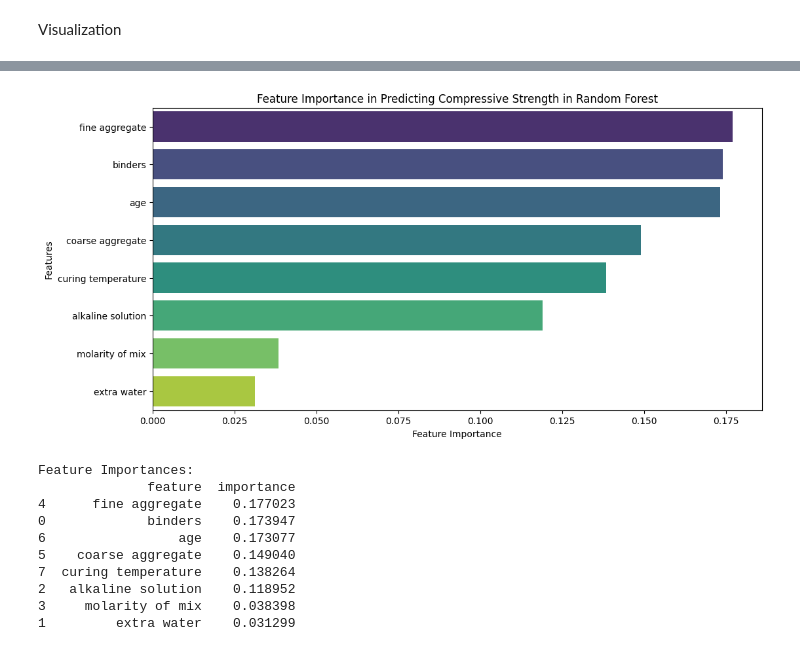
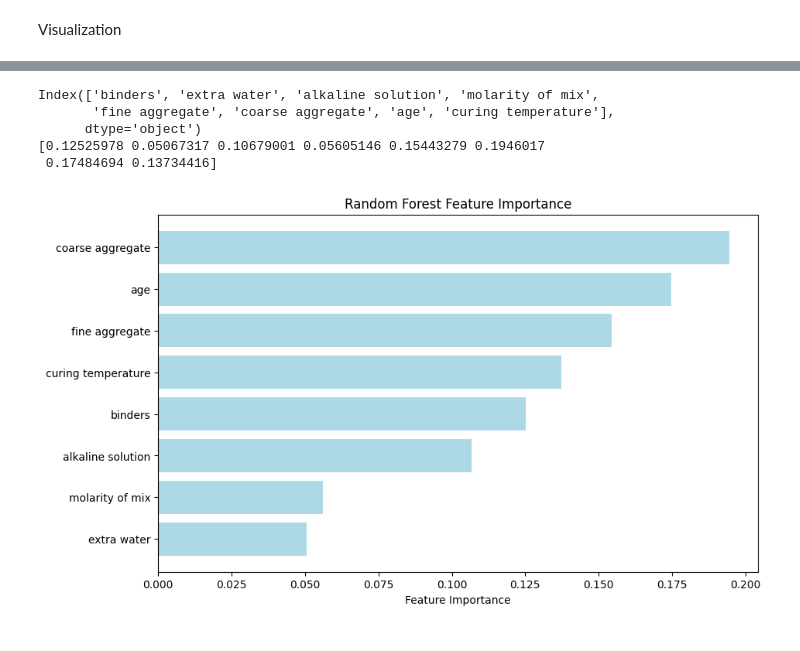
Before and after one commit to IAM-MUKUND/advanced-concrete-analysis, a Jupyter notebook: geopolymer_dataset_research.ipynb, the cells around one changed output, grey strips where cells are left out. Drawn from its saved outputs; the diff is of its cells as text; code cells hidden in the pictures.

```diff
--- a/geopolymer_dataset_research.ipynb
+++ b/geopolymer_dataset_research.ipynb
@@ -349,13 +541,21 @@ dt_evaluation = evaluate_model(y_test, pred_dt)
 # %%
 #Random Forest
 
-rf = RandomForestRegressor(n_estimators=200)
+def train_grid_random_forest():
+    rf_params = {
+        'n_estimators': [100, 200, 300],
+        'criterion': ['squared_error', 'friedman_mse', 'absolute_error', 'poisson'],
+        'max_depth': [None, 10, 20],
+        'min_samples_split': [2, 5],
+        'min_samples_leaf': [1, 2]
+    }
 
-rf.fit(X_train, y_train)
-
-pred_rf = rf.predict(X_test)
-
-rf_evaluation = evaluate_model(y_test, pred_rf)
+    rf = RandomForestRegressor(random_state=42)
+    grid_search = GridSearchCV(estimator=rf, param_grid=rf_params, cv=5, n_jobs=-1, verbose=1)
+    grid_search.fit(X_train, y_train)
+    best_rf = grid_search.best_estimator_
+    best_params = grid_search.best_params_
+    return best_rf, best_params
 # %%
 #Support Vector Regression
 
@@ -419,0 +938,3 @@ R squared score: Unlike the other three which measure error, R² measures the go
+# %%
+#random forest
+best_rf, best_rf_params = load_or_train_model("random_forest_regressor", train_grid_random_forest)
@@ -521,34 +1049,27 @@ Now analysing the feature importance through Random Forest Regression and XGBoos
 # %%
 #feature importance of the random forest regression model.
 
-rf_importance = pd.DataFrame({
-    'feature': X.columns,
-    'importance': rf.feature_importances_
-})
+print(main_df.columns[:-1])
+print(best_rf.feature_importances_)
 
-rf_importance = rf_importance.sort_values(by='importance', ascending=False)
+rf_importances = pd.DataFrame({
+    'feature': main_df.columns[:-1],
+    'importance': best_rf.feature_importances_
+}).sort_values(by='importance', ascending=False)
 
-plt.figure(figsize=(12, 6))
-sns.barplot(x='importance', y='feature', data=rf_importance, palette='viridis', hue='feature', legend=False)
+plt.figure(figsize=(10, 6))
+plt.barh(rf_importances['feature'], rf_importances['importance'], color='lightblue')
 plt.xlabel('Feature Importance')
-plt.ylabel('Features')
-plt.title('Feature Importance in Predicting Compressive Strength in Random Forest')
+plt.title('Random Forest Feature Importance')
+plt.gca().invert_yaxis()  # Highest importance at the top
 plt.show()
-
-print("\nFeature Importances:")
-print(rf_importance)
 # %% [output]
+Index(['binders', 'extra water', 'alkaline solution', 'molarity of mix',
+       'fine aggregate', 'coarse aggregate', 'age', 'curing temperature'],
+      dtype='object')
+[0.12525978 0.05067317 0.10679001 0.05605146 0.15443279 0.1946017
+ 0.17484694 0.13734416]
-[figure, old version]
+[figure, new version]
-Feature Importances:
-              feature  importance
-4      fine aggregate    0.177023
-0             binders    0.173947
-6                 age    0.173077
-5    coarse aggregate    0.149040
-7  curing temperature    0.138264
-2   alkaline solution    0.118952
-3     molarity of mix    0.038398
-1         extra water    0.031299
 # %%
 #Feature importance of the XGBoost regression model.
 
```
Also changed, not shown: parts of 69 cells of this notebook, 1 other file.
